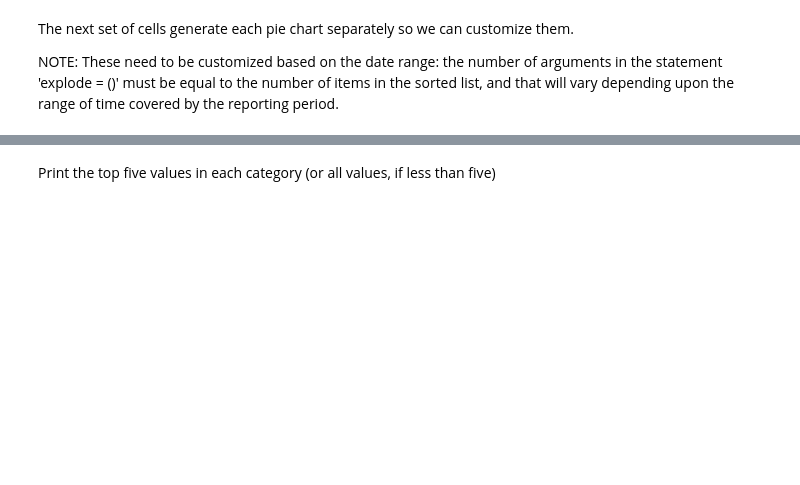
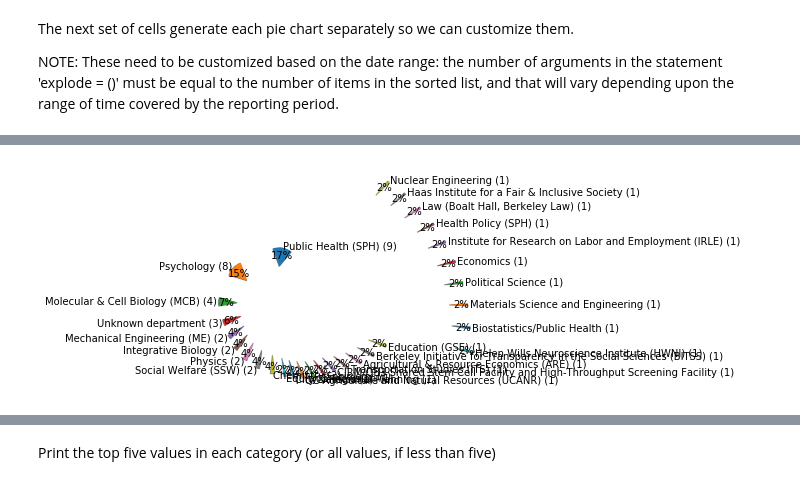
Before and after one commit to rjaffe/rdm_metrics, a Jupyter notebook: RDM_metrics_from_Asana_csv.ipynb, the cells around one changed output, grey strips where cells are left out. Cells and saved outputs as stored; diff of their text form; code cells hidden in the pictures; blank space fills up the shorter version.

```diff
--- a/RDM_metrics_from_Asana_csv.ipynb
+++ b/RDM_metrics_from_Asana_csv.ipynb
@@ -688,30 +989,32 @@ plt.show()
 # %%
 # Pie chart of original department/oru values, where the slices will be ordered and plotted counter-clockwise:
 labels = []
 sizes = []
 labelsplusn = []
 
 for pair in sdcount:
     labels.append(pair[0])
     sizes.append(pair[1])
 #print(labels) #debug
 #print(sizes)  #debug
 
 for label, size in zip(labels, sizes):
     labelplusn = str(label) + ' (' + str(size) + ')'
     labelsplusn.append(labelplusn)
 
 #print(labelsplusn)  #debug
 
-explode = (2.1, 1.9, 1.9, 1.8, 1.9, 2.1, 2.3, 2.5, 2.7, 2.9, 3.1, 3.3, 3.5, 3.7, 3.9, 4.3, 4.7, 5.1, 5.5, 10.1, 9.7, 9.5, 9.3, 9.1, 8.9, 8.7, 8.5, 8.3, 8.1, 7.9, 7.7, 7.5, 7.3, 7.1, 6.9, 6.7, 6.5, 6.3, 6.1, 5.9, 5.7, 5.5, 5.3, 5.1, 4.9, 4.7, 4.5, 4.3, 4.1, 3.9, 2.1, 2.3,  2.5, 2.7, 2.9, 3.1, 3.3, 3.5, 3.7, .8, .8, .8, .9, .9, .9, .9, .9, .9, .9, .9, .9, .9, .9)
+explode = (2.1, 1.9, 1.9, 1.8, 1.9, 2.1, 2.3, 2.5, 2.7, 2.9, 3.1, 3.3, 3.5, 3.7, 3.9, 4.3, 4.7, 5.1, 5.5, 10.1, 9.7, 9.5, 9.3, 9.1, 8.9, 8.7, 8.5, 8.3, 8.1)
 
 fig1, ax1 = plt.subplots()
 ax1.pie(sizes, explode=explode, labels=labelsplusn, autopct='%1.f%%',
         shadow=True, startangle=50) # originally labels=labels
 ax1.axis('equal')  # Equal aspect ratio ensures that pie is drawn as a circle.
 
 plt.show()
 #plt.savefig('pie_sdcount.png', bbox_inches='tight')
+# %% [output]
+[figure, added]
 # %%
 # Pie chart of position of client on campus, where the slices will be ordered and plotted counter-clockwise:
 labels = []
```
Also changed, not shown: parts of 23 cells of this notebook.
